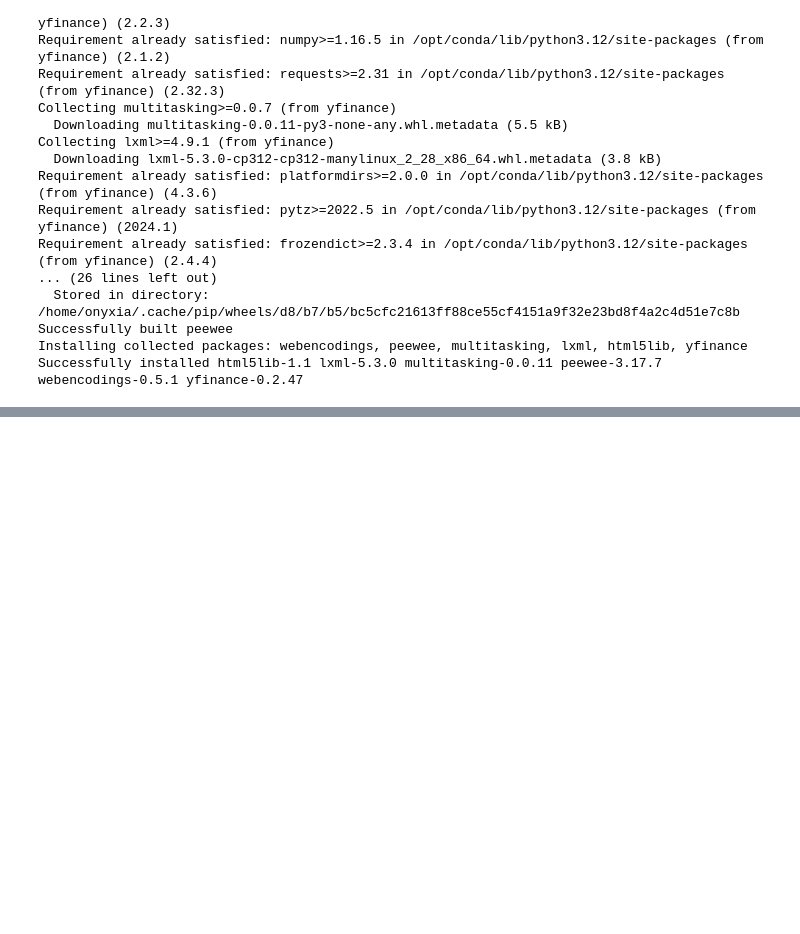
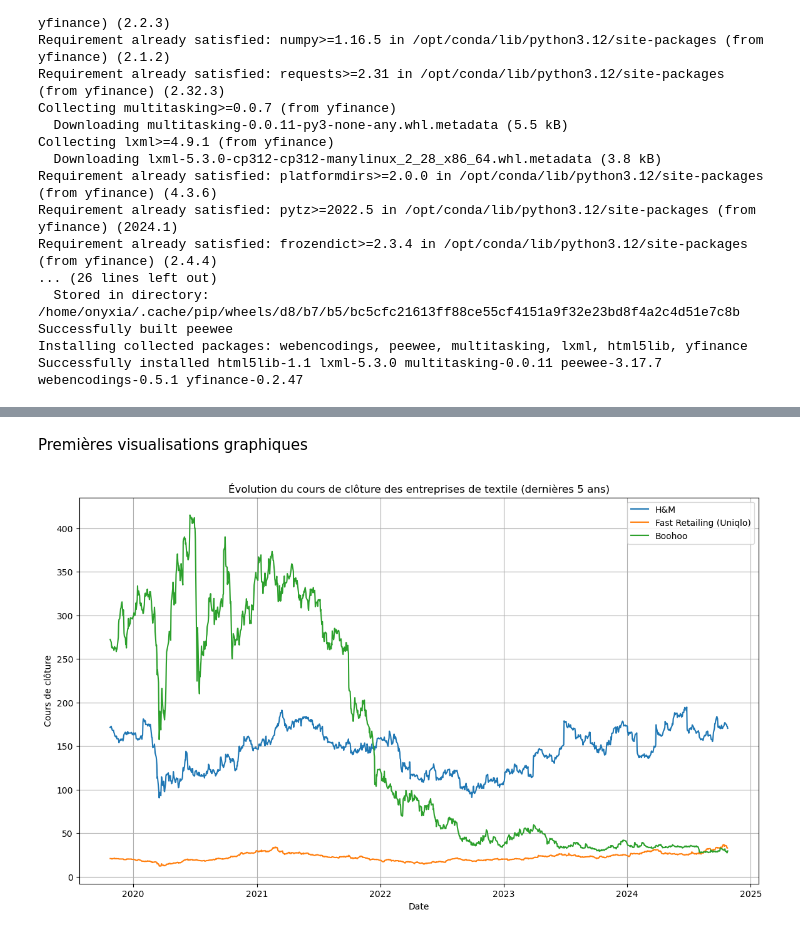
Before and after one commit to fadiblm/PythonENSAE, a Jupyter notebook: ONE/scrapping.ipynb, the cells around one changed output, grey strips where cells are left out. Drawn from its saved outputs; the diff is of its cells as text; code cells hidden in the pictures; blank space fills up the shorter version.

Commit message:
Premières vue descriptives et ML du DF

```diff
--- a/ONE/scrapping.ipynb
+++ b/ONE/scrapping.ipynb
@@ -20,6 +20,7 @@ Installing collected packages: webencodings, peewee, multitasking, lxml, html5li
 Successfully installed html5lib-1.1 lxml-5.3.0 multitasking-0.0.11 peewee-3.17.7 webencodings-0.5.1 yfinance-0.2.47
 # %%
 import yfinance as yf
+import pandas as pd
 
 # Liste des entreprises cotées avec leurs tickers Yahoo Finance
 entreprises = {
@@ -28,10 +29,25 @@ entreprises = {
     "Boohoo": "BOO.L"
 }
 
-# Collecte des données financières
+# Création d'une liste vide pour stocker les données
+data_list = []
+
+# Collecte des données financières pour chaque entreprise
 for entreprise, ticker in entreprises.items():
     data = yf.Ticker(ticker)
-    hist = data.history(period="5y")
-    print(f"Informations pour {entreprise} (ticker: {ticker}):")
-    print(hist.tail())  # Afficher les 5 dernières lignes de données
-    print("\n---------------------------------\n")
+    hist = data.history(period="5y")  # Données historiques sur 5 ans (Covid)
+
+    # Pour chaque entreprise, on prend les informations de clôture moyenne
+    for date, row in hist.iterrows():
+        data_list.append({
+            'Entreprise': entreprise,
+            'Date': date,
+            'Ouverture': row['Open'],
+            'Haut': row['High'],
+            'Bas': row['Low'],
+            'Clôture': row['Close'],
+            'Volume': row['Volume']
+        })
+
+# Créer un DataFrame Pandas à partir de la liste des données collectées
+df = pd.DataFrame(data_list)
@@ -55,0 +70,23 @@ Date
+# %%
+# Conversion de la colonne "Date" en format datetime avec UTC
+df['Date'] = pd.to_datetime(df['Date'], utc=True)
+# %% [markdown]
+Premières visualisations graphiques
+# %%
+import matplotlib.pyplot as plt
+
+# Filtrer par entreprise et tracer l'évolution du cours de clôture
+plt.figure(figsize=(14, 8))
+for entreprise in df['Entreprise'].unique():
+    df_entreprise = df[df['Entreprise'] == entreprise]
+    plt.plot(df_entreprise['Date'], df_entreprise['Clôture'], label=entreprise)
+
+# Ajouter des labels et une légende
+plt.title("Évolution du cours de clôture des entreprises de textile (dernières 5 ans)")
+plt.xlabel("Date")
+plt.ylabel("Cours de clôture")
+plt.legend()
+plt.grid()
+plt.show()
+# %% [output]
+[figure, added]
```
Also changed, not shown: parts of 6 cells of this notebook.
